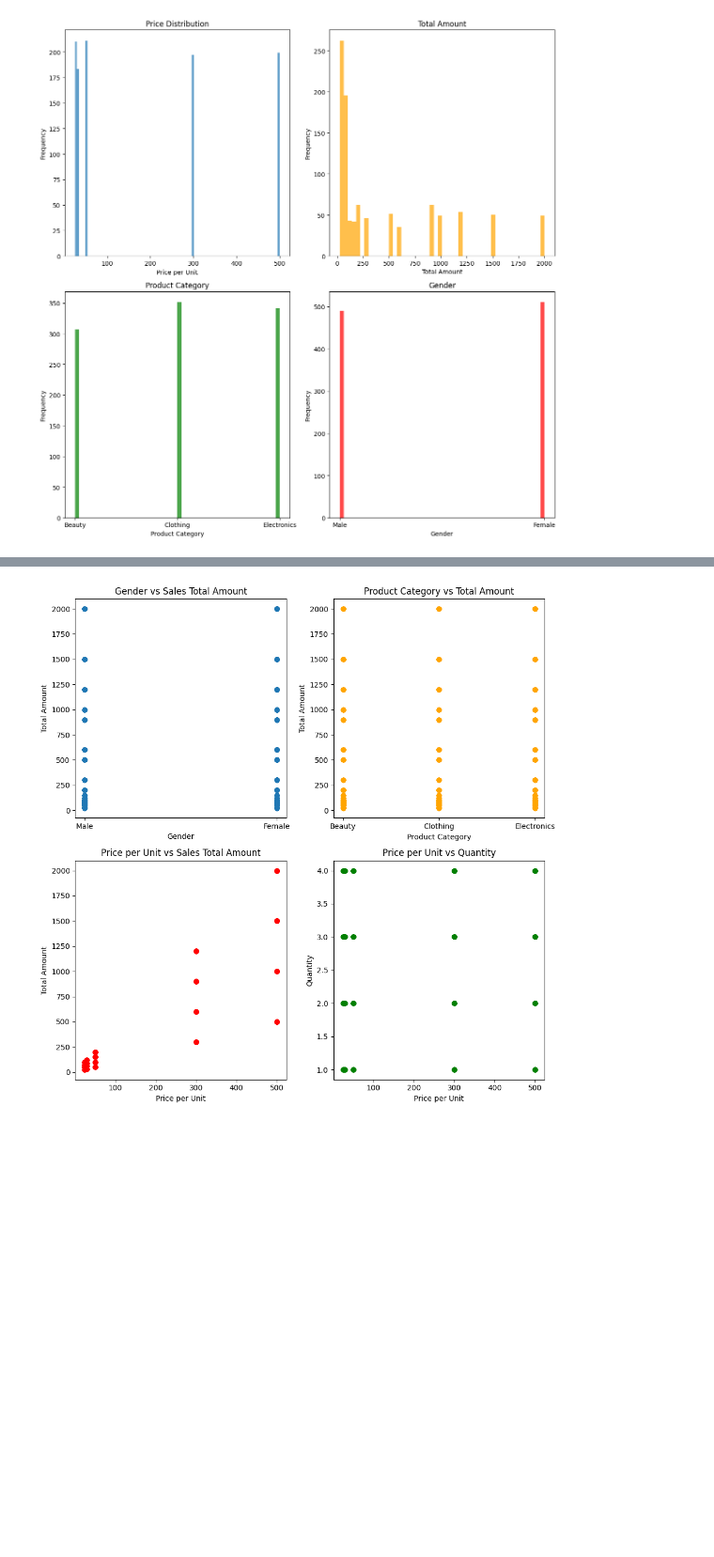
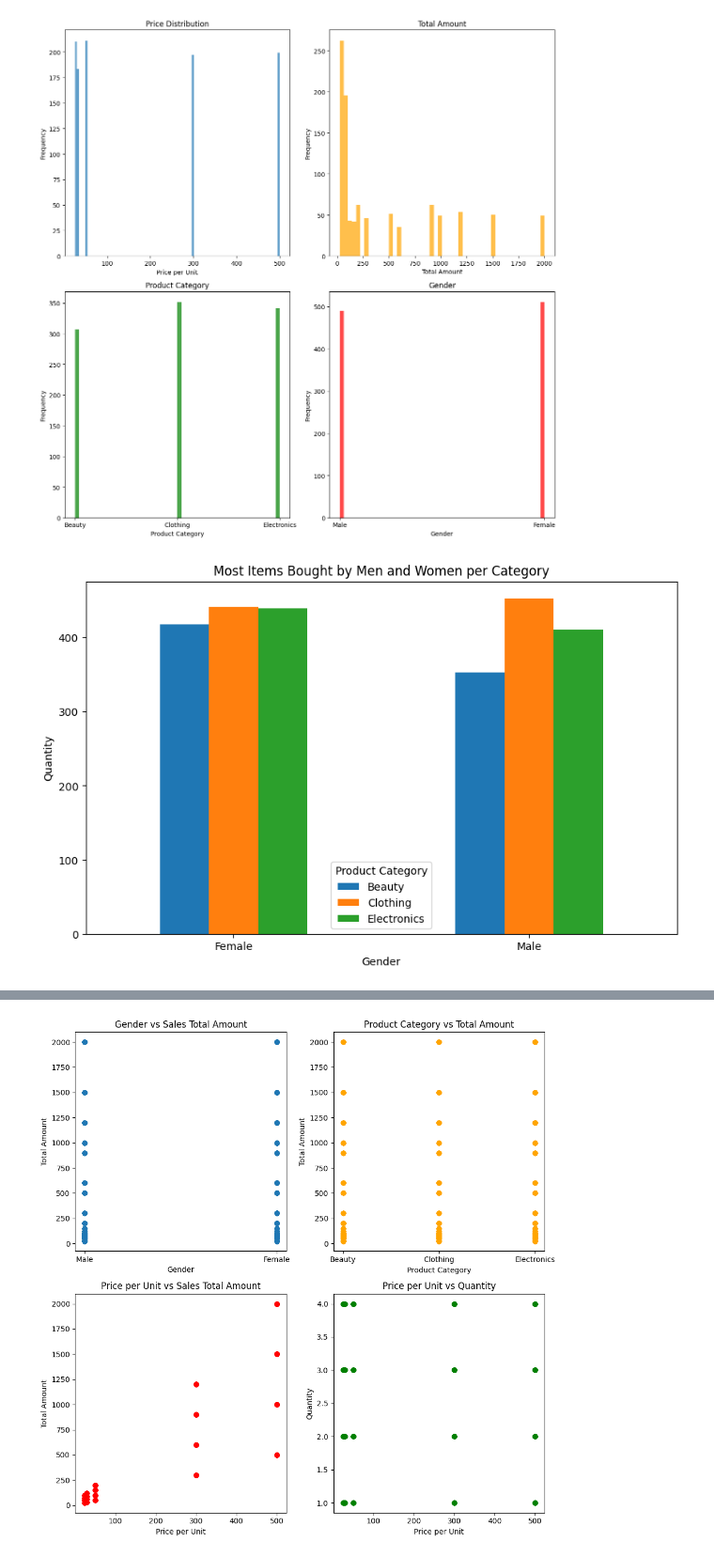
Before and after one commit to SaMoAAlamdari/Price-Optimizing, a Jupyter notebook: Price_Optimizing_Retail_Sales.ipynb, the cells around one changed output, grey strips where cells are left out. Shown at 94% size. Cells and saved outputs as stored; diff of their text form; code cells hidden in the pictures; blank space fills up the shorter version.

```diff
--- a/Price_Optimizing_Retail_Sales.ipynb
+++ b/Price_Optimizing_Retail_Sales.ipynb
@@ -88,3 +88,18 @@ def plot_histograms(data):
 plot_histograms(pricing_data)
 # %% [output]
 [figure]
+# %%
+# Group data by Gender and Product Category
+grouped_data = pricing_data.groupby(['Gender', 'Product Category'])['Quantity'].sum().unstack()
+
+# Plotting
+grouped_data.plot(kind='bar', figsize=(10, 6))
+plt.title('Most Items Bought by Men and Women per Category')
+plt.xlabel('Gender')
+plt.ylabel('Quantity')
+plt.xticks(rotation=0)
+plt.legend(title='Product Category')
+
+plt.show()
+# %% [output]
+[figure, added]
```
Also changed, not shown: parts of 3 cells of this notebook.
